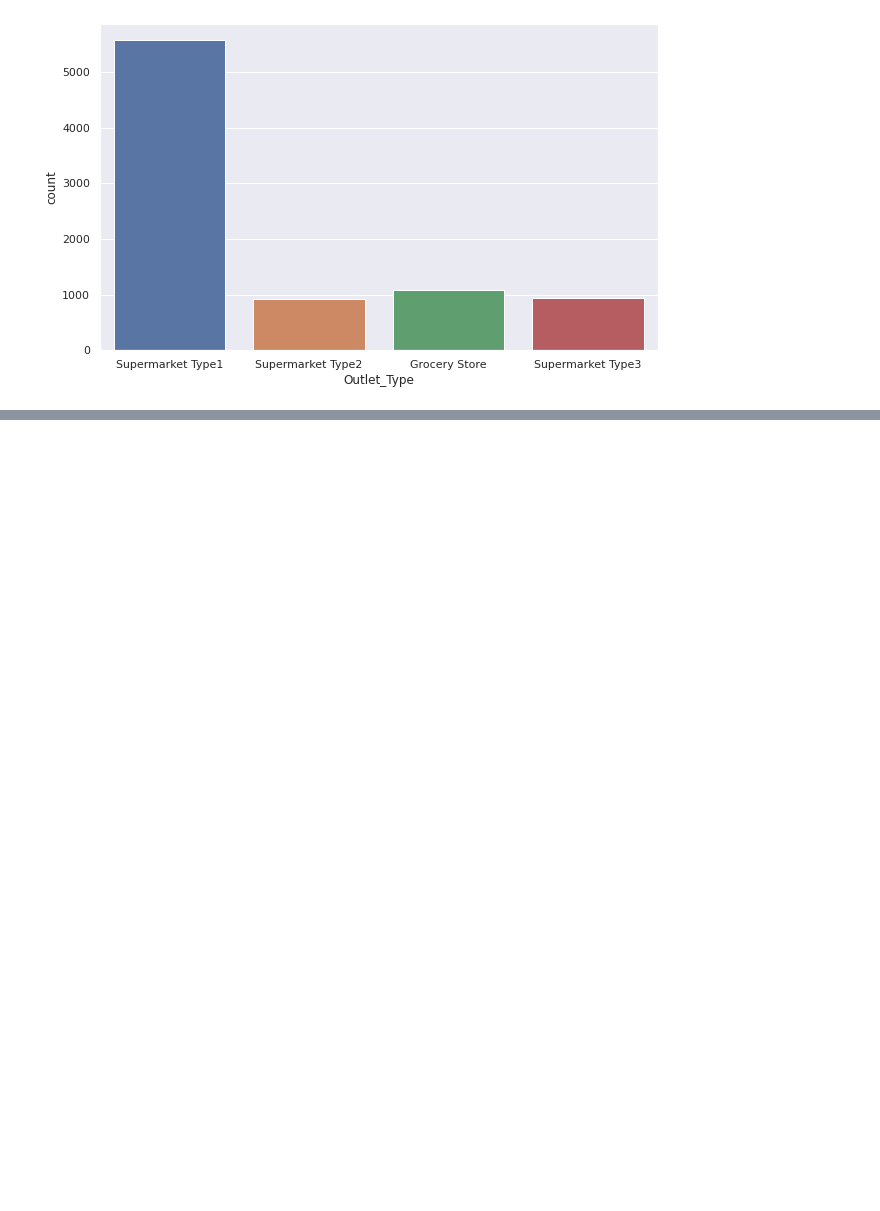
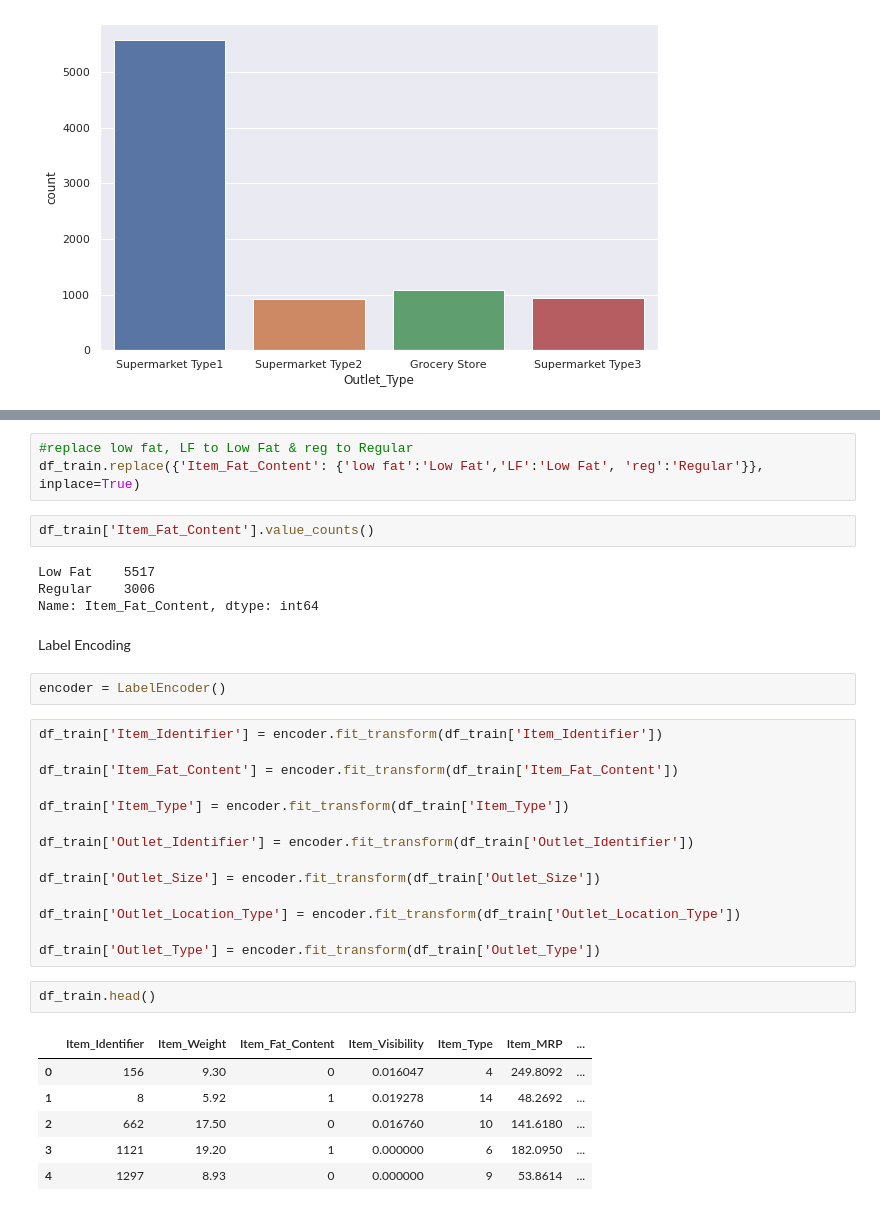
Before and after one commit to olexy/da_ds_ml, a Jupyter notebook: ShopRite.ipynb, the cells around one changed output, grey strips where cells are left out. Drawn from its saved outputs; the diff is of its cells as text; blank space fills up the shorter version.

Commit message:
data preprocessing, label encoding and splitting of Train data

```diff
--- a/ShopRite.ipynb
+++ b/ShopRite.ipynb
@@ -251,0 +274,36 @@ plt.show()
+# %%
+#replace low fat, LF to Low Fat & reg to Regular
+df_train.replace({'Item_Fat_Content': {'low fat':'Low Fat','LF':'Low Fat', 'reg':'Regular'}}, inplace=True)
+# %%
+df_train['Item_Fat_Content'].value_counts()
+# %% [output]
+Low Fat    5517
+Regular    3006
+Name: Item_Fat_Content, dtype: int64
+# %% [markdown]
+Label Encoding
+# %%
+encoder = LabelEncoder()
+# %%
+df_train['Item_Identifier'] = encoder.fit_transform(df_train['Item_Identifier'])
+
+df_train['Item_Fat_Content'] = encoder.fit_transform(df_train['Item_Fat_Content'])
+
+df_train['Item_Type'] = encoder.fit_transform(df_train['Item_Type'])
+
+df_train['Outlet_Identifier'] = encoder.fit_transform(df_train['Outlet_Identifier'])
+
+df_train['Outlet_Size'] = encoder.fit_transform(df_train['Outlet_Size'])
+
+df_train['Outlet_Location_Type'] = encoder.fit_transform(df_train['Outlet_Location_Type'])
+
+df_train['Outlet_Type'] = encoder.fit_transform(df_train['Outlet_Type'])
+# %%
+df_train.head()
+# %% [output]
+|  | Item_Identifier | Item_Weight | Item_Fat_Content | Item_Visibility | Item_Type | Item_MRP | ... |
+| 0 | 156 | 9.30 | 0 | 0.016047 | 4 | 249.8092 | ... |
+| 1 | 8 | 5.92 | 1 | 0.019278 | 14 | 48.2692 | ... |
+| 2 | 662 | 17.50 | 0 | 0.016760 | 10 | 141.6180 | ... |
+| 3 | 1121 | 19.20 | 1 | 0.000000 | 6 | 182.0950 | ... |
+| 4 | 1297 | 8.93 | 0 | 0.000000 | 9 | 53.8614 | ... |
```
Also changed, not shown: parts of 12 cells of this notebook.
